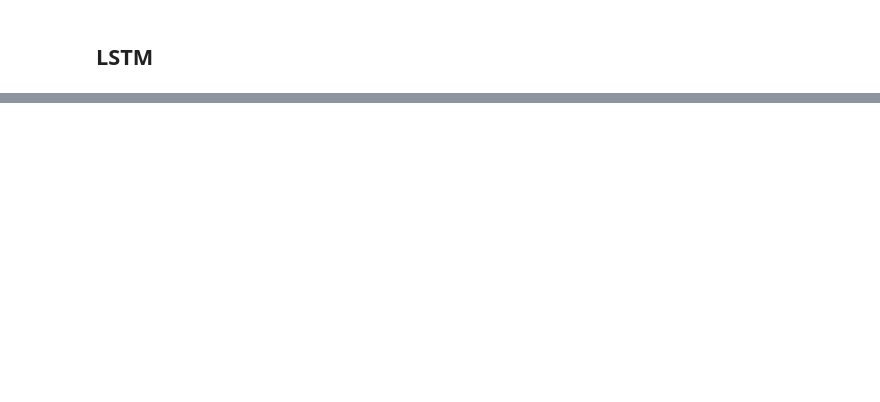
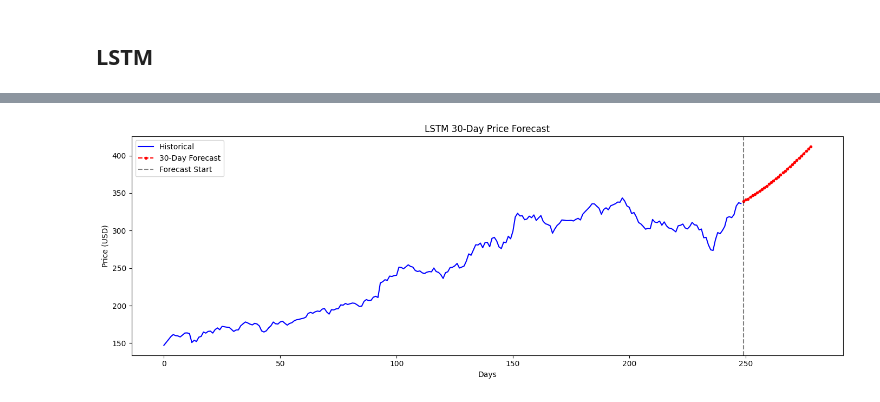
Before and after one commit to Yash-devs-cmd/Stock-Price-Prediction, a Jupyter notebook: time_series.ipynb, the cells around one changed output, grey strips where cells are left out. Cells and saved outputs as stored; diff of their text form; code cells hidden in the pictures; blank space fills up the shorter version.

```diff
--- a/time_series.ipynb
+++ b/time_series.ipynb
@@ -200,0 +464,28 @@ def prepare_LSTM_model(X,y):
+# %%
+import matplotlib.pyplot as plt
+import pandas as pd
+
+def plot_future_forecast(series, future_prices, days=30):
+    plt.figure(figsize=(14, 5))
+
+    # Plot historical prices
+    plt.plot(series.values, label='Historical', color='blue')
+
+    # Plot forecast starting from where history ends
+    forecast_index = range(len(series), len(series) + days)
+    plt.plot(forecast_index, future_prices, label='30-Day Forecast',
+             color='red', linestyle='--', marker='o', markersize=3)
+
+    # Vertical line separating history and forecast
+    plt.axvline(x=len(series), color='black', linestyle='--', alpha=0.5, label='Forecast Start')
+
+    plt.title('LSTM 30-Day Price Forecast')
+    plt.xlabel('Days')
+    plt.ylabel('Price (USD)')
+    plt.legend()
+    plt.tight_layout()
+    plt.show()
+
+plot_future_forecast(series, future_prices)
+# %% [output]
+[figure, added]
```
Also changed, not shown: parts of 23 cells of this notebook, 1 other file.
